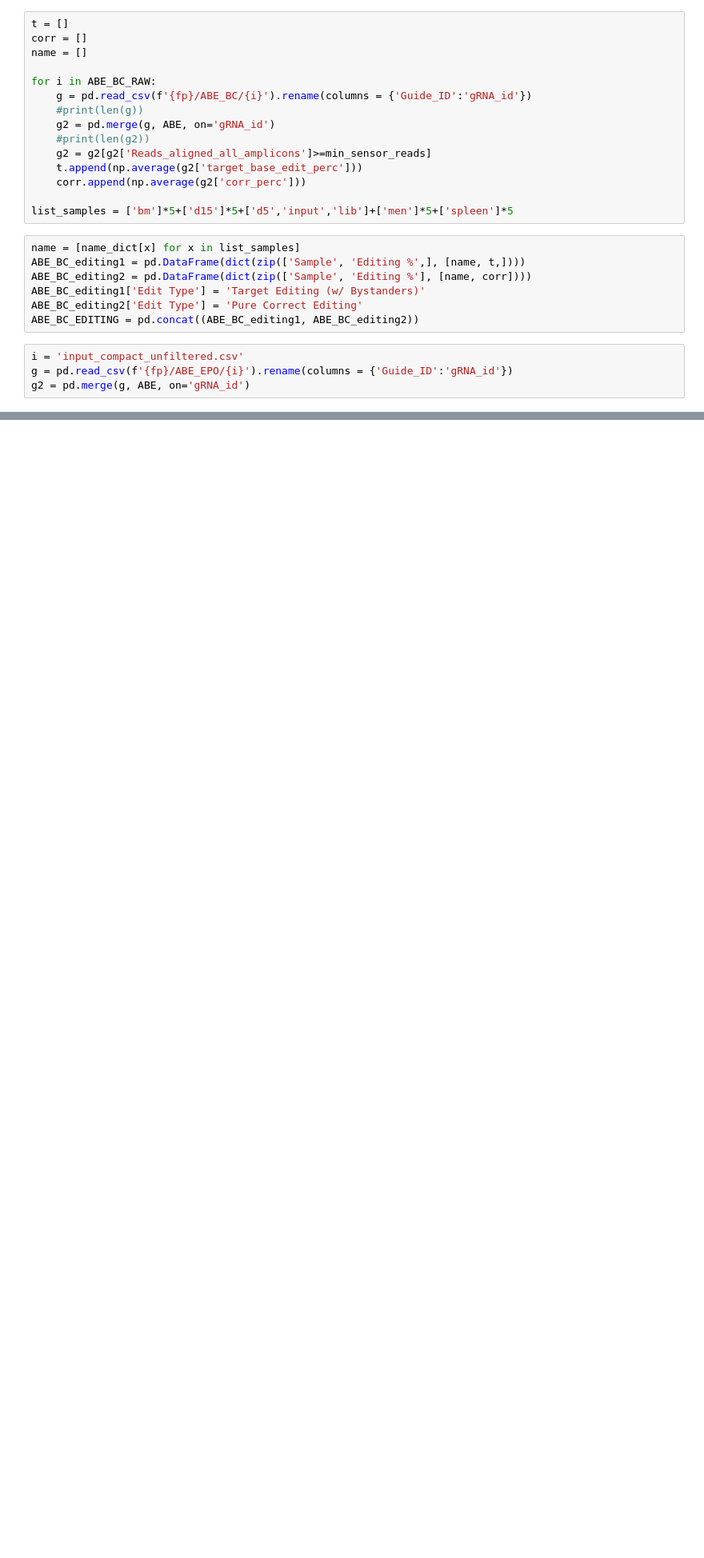
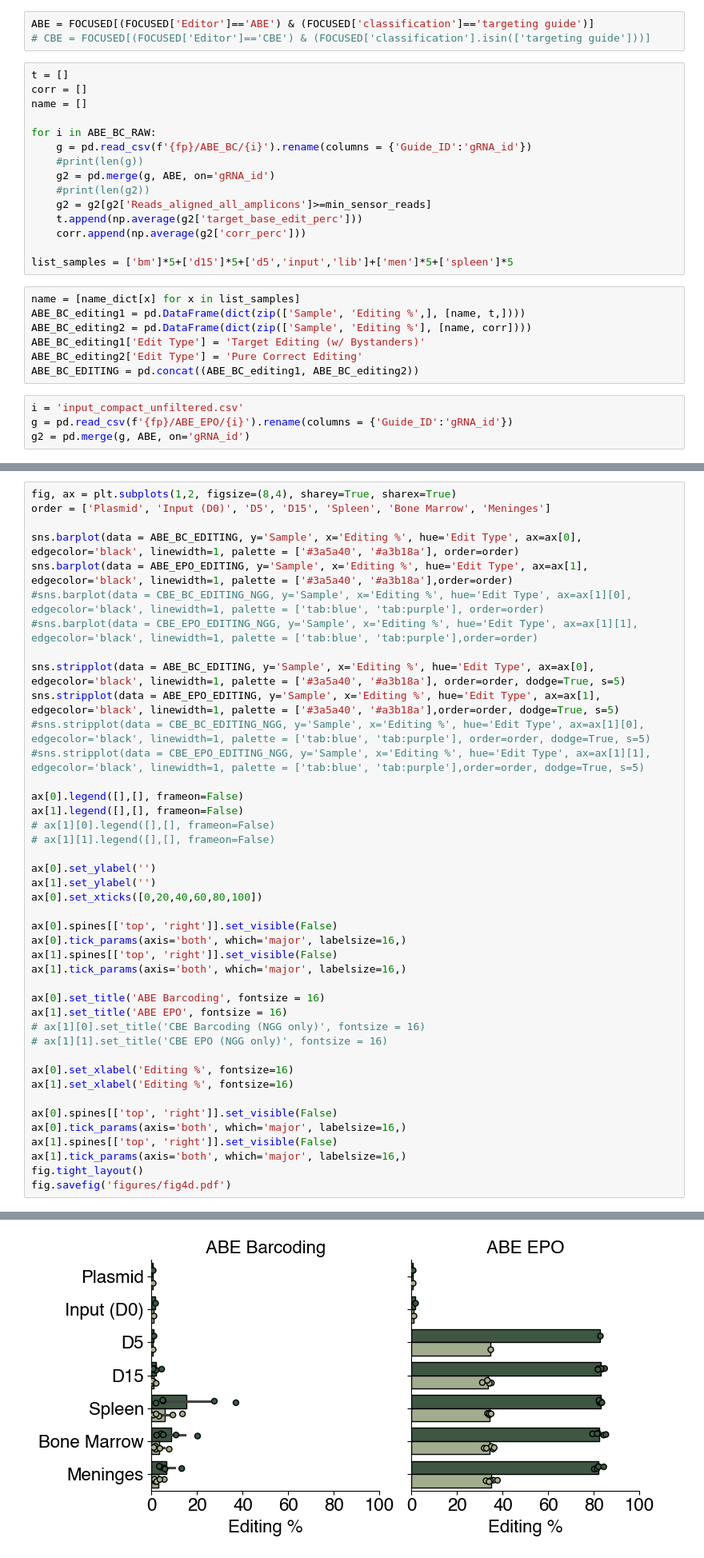
Before and after one commit to kexindon/B-ALL-in-vivo-base-editing, a Jupyter notebook: figure4.ipynb, the cells around one changed output, grey strips where cells are left out. Shown at 80% size. Drawn from its saved outputs; the diff is of its cells as text; blank space fills up the shorter version.

```diff
--- a/figure4.ipynb
+++ b/figure4.ipynb
@@ -154,6 +154,9 @@ ABE_EPO_RAW = sorted(os.listdir(f'{fp}/ABE_EPO'))
 #set filters for minimum number of sensor reads
 min_sensor_reads = 100
 name_dict = {'men':'Meninges', 'spleen':'Spleen', 'bm':'Bone Marrow', 'd5':'D5', 'd15':'D15', 'lib':'Plasmid', 'input':'Input (D0)'}
+# %%
+ABE = FOCUSED[(FOCUSED['Editor']=='ABE') & (FOCUSED['classification']=='targeting guide')]
+# CBE = FOCUSED[(FOCUSED['Editor']=='CBE') & (FOCUSED['classification'].isin(['targeting guide']))]
 # %%
 t = []
 corr = []
@@ -203,0 +369,43 @@ ABE_EPO_EDITING = pd.concat((ABE_EPO_editing1, ABE_EPO_editing2))
+# %%
+fig, ax = plt.subplots(1,2, figsize=(8,4), sharey=True, sharex=True)
+order = ['Plasmid', 'Input (D0)', 'D5', 'D15', 'Spleen', 'Bone Marrow', 'Meninges']
+
+sns.barplot(data = ABE_BC_EDITING, y='Sample', x='Editing %', hue='Edit Type', ax=ax[0], edgecolor='black', linewidth=1, palette = ['#3a5a40', '#a3b18a'], order=order)
+sns.barplot(data = ABE_EPO_EDITING, y='Sample', x='Editing %', hue='Edit Type', ax=ax[1], edgecolor='black', linewidth=1, palette = ['#3a5a40', '#a3b18a'],order=order)
+#sns.barplot(data = CBE_BC_EDITING_NGG, y='Sample', x='Editing %', hue='Edit Type', ax=ax[1][0], edgecolor='black', linewidth=1, palette = ['tab:blue', 'tab:purple'], order=order)
+#sns.barplot(data = CBE_EPO_EDITING_NGG, y='Sample', x='Editing %', hue='Edit Type', ax=ax[1][1], edgecolor='black', linewidth=1, palette = ['tab:blue', 'tab:purple'],order=order)
+
+sns.stripplot(data = ABE_BC_EDITING, y='Sample', x='Editing %', hue='Edit Type', ax=ax[0], edgecolor='black', linewidth=1, palette = ['#3a5a40', '#a3b18a'], order=order, dodge=True, s=5)
+sns.stripplot(data = ABE_EPO_EDITING, y='Sample', x='Editing %', hue='Edit Type', ax=ax[1], edgecolor='black', linewidth=1, palette = ['#3a5a40', '#a3b18a'],order=order, dodge=True, s=5)
+#sns.stripplot(data = CBE_BC_EDITING_NGG, y='Sample', x='Editing %', hue='Edit Type', ax=ax[1][0], edgecolor='black', linewidth=1, palette = ['tab:blue', 'tab:purple'], order=order, dodge=True, s=5)
+#sns.stripplot(data = CBE_EPO_EDITING_NGG, y='Sample', x='Editing %', hue='Edit Type', ax=ax[1][1], edgecolor='black', linewidth=1, palette = ['tab:blue', 'tab:purple'],order=order, dodge=True, s=5)
+
+ax[0].legend([],[], frameon=False)
+ax[1].legend([],[], frameon=False)
+# ax[1][0].legend([],[], frameon=False)
+# ax[1][1].legend([],[], frameon=False)
+
+ax[0].set_ylabel('')
+ax[1].set_ylabel('')
+ax[0].set_xticks([0,20,40,60,80,100])
+
+ax[0].spines[['top', 'right']].set_visible(False)
+ax[0].tick_params(axis='both', which='major', labelsize=16,)
+ax[1].spines[['top', 'right']].set_visible(False)
+ax[1].tick_params(axis='both', which='major', labelsize=16,)
+
+ax[0].set_title('ABE Barcoding', fontsize = 16)
+ax[1].set_title('ABE EPO', fontsize = 16)
+# ax[1][0].set_title('CBE Barcoding (NGG only)', fontsize = 16)
+# ax[1][1].set_title('CBE EPO (NGG only)', fontsize = 16)
+
+ax[0].set_xlabel('Editing %', fontsize=16)
+ax[1].set_xlabel('Editing %', fontsize=16)
+
+ax[0].spines[['top', 'right']].set_visible(False)
+ax[0].tick_params(axis='both', which='major', labelsize=16,)
+ax[1].spines[['top', 'right']].set_visible(False)
+ax[1].tick_params(axis='both', which='major', labelsize=16,)
+fig.tight_layout()
+fig.savefig('figures/fig4d.pdf')
+# %% [output]
@@ -203,0 +417 @@ ABE_EPO_EDITING = pd.concat((ABE_EPO_editing1, ABE_EPO_editing2))
+[figure, added]
```
Also changed, not shown: parts of 10 cells of this notebook, 4 other files.
